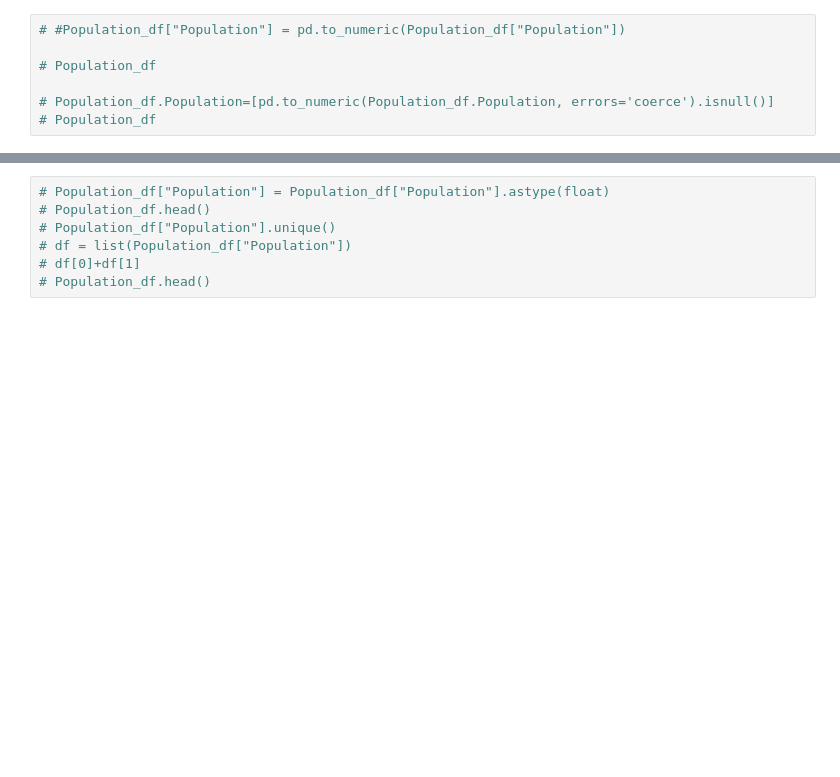
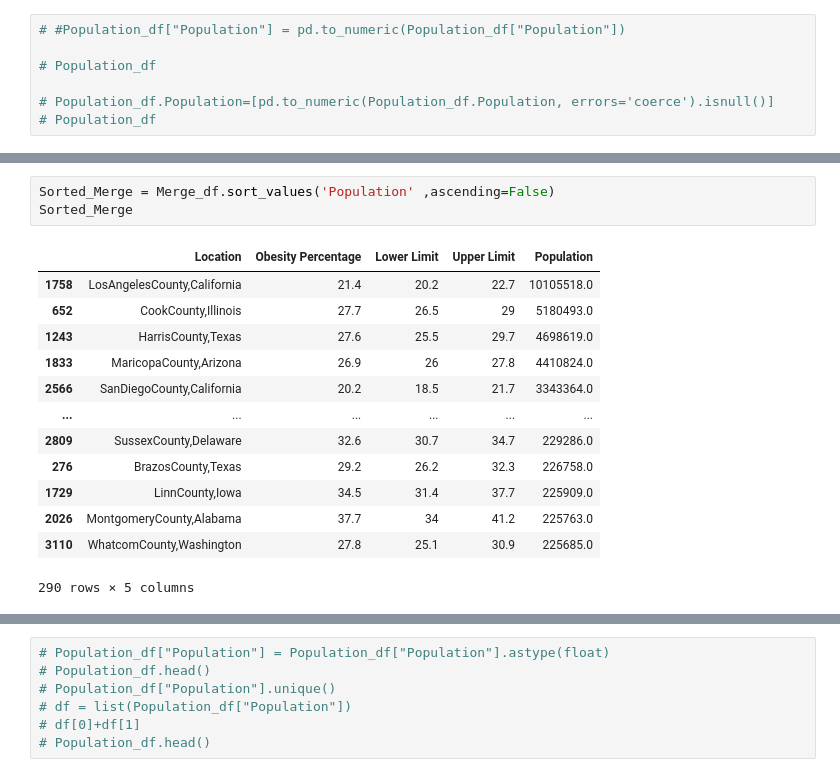
Before and after one commit to liliana-ilut/The-Mockingbirds, a Jupyter notebook: Clean Data/All_Merge.ipynb, the cells around one changed output, grey strips where cells are left out. Drawn from its saved outputs; the diff is of its cells as text; blank space fills up the shorter version.

```diff
--- a/Clean Data/All_Merge.ipynb
+++ b/Clean Data/All_Merge.ipynb
@@ -67,0 +92,17 @@ Population_df
+# %%
+Sorted_Merge = Merge_df.sort_values('Population' ,ascending=False)
+Sorted_Merge
+# %% [output]
+|  | Location | Obesity Percentage | Lower Limit | Upper Limit | Population |
+| 1758 | LosAngelesCounty,California | 21.4 | 20.2 | 22.7 | 10105518.0 |
+| 652 | CookCounty,Illinois | 27.7 | 26.5 | 29 | 5180493.0 |
+| 1243 | HarrisCounty,Texas | 27.6 | 25.5 | 29.7 | 4698619.0 |
+| 1833 | MaricopaCounty,Arizona | 26.9 | 26 | 27.8 | 4410824.0 |
+| 2566 | SanDiegoCounty,California | 20.2 | 18.5 | 21.7 | 3343364.0 |
+| ... | ... | ... | ... | ... | ... |
+| 2809 | SussexCounty,Delaware | 32.6 | 30.7 | 34.7 | 229286.0 |
+| 276 | BrazosCounty,Texas | 29.2 | 26.2 | 32.3 | 226758.0 |
+| 1729 | LinnCounty,Iowa | 34.5 | 31.4 | 37.7 | 225909.0 |
+| 2026 | MontgomeryCounty,Alabama | 37.7 | 34 | 41.2 | 225763.0 |
+| 3110 | WhatcomCounty,Washington | 27.8 | 25.1 | 30.9 | 225685.0 |
+290 rows × 5 columns
```
Also changed, not shown: parts of 15 cells of this notebook, 18 other files.
